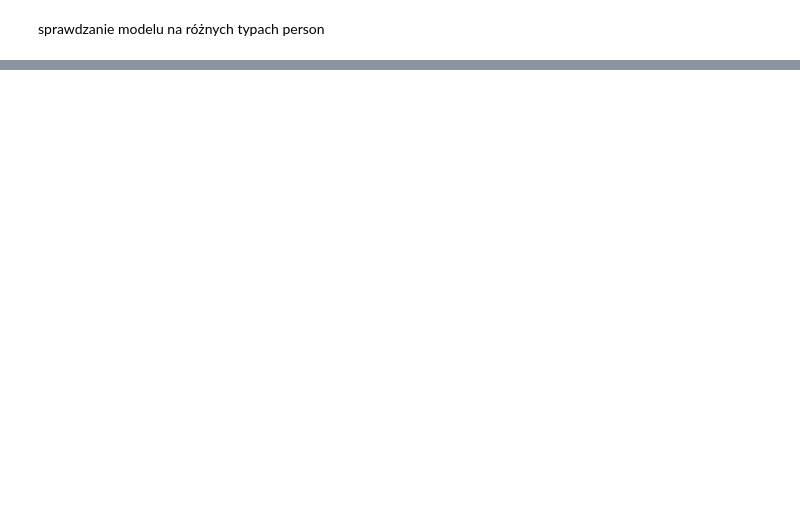
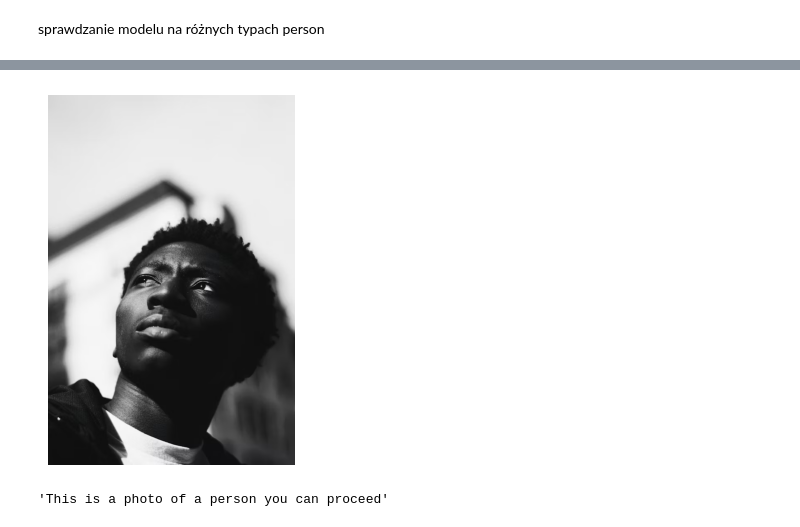
Before and after one commit to Gregory-lab-eng/python_Vistula, a Jupyter notebook: Profile_picture_validator.ipynb, the cells around one changed output, grey strips where cells are left out. Saved outputs shown, nothing was run; the diff lists cells and outputs as text; code cells hidden in the pictures; blank space fills up the shorter version.

```diff
--- a/Profile_picture_validator.ipynb
+++ b/Profile_picture_validator.ipynb
@@ -82,4 +102,7 @@ save_and_process(img)
 # %%
-img = mpimg.imread('/content/download (1).jpg')
+img = mpimg.imread('/content/photo-1518882570151-157128e78fa1.avif')
 show_photo(img)
 save_and_process(img)
+# %% [output]
+[figure, added]
+'This is a photo of a person you can proceed'
```
Also changed, not shown: parts of 12 cells of this notebook.
